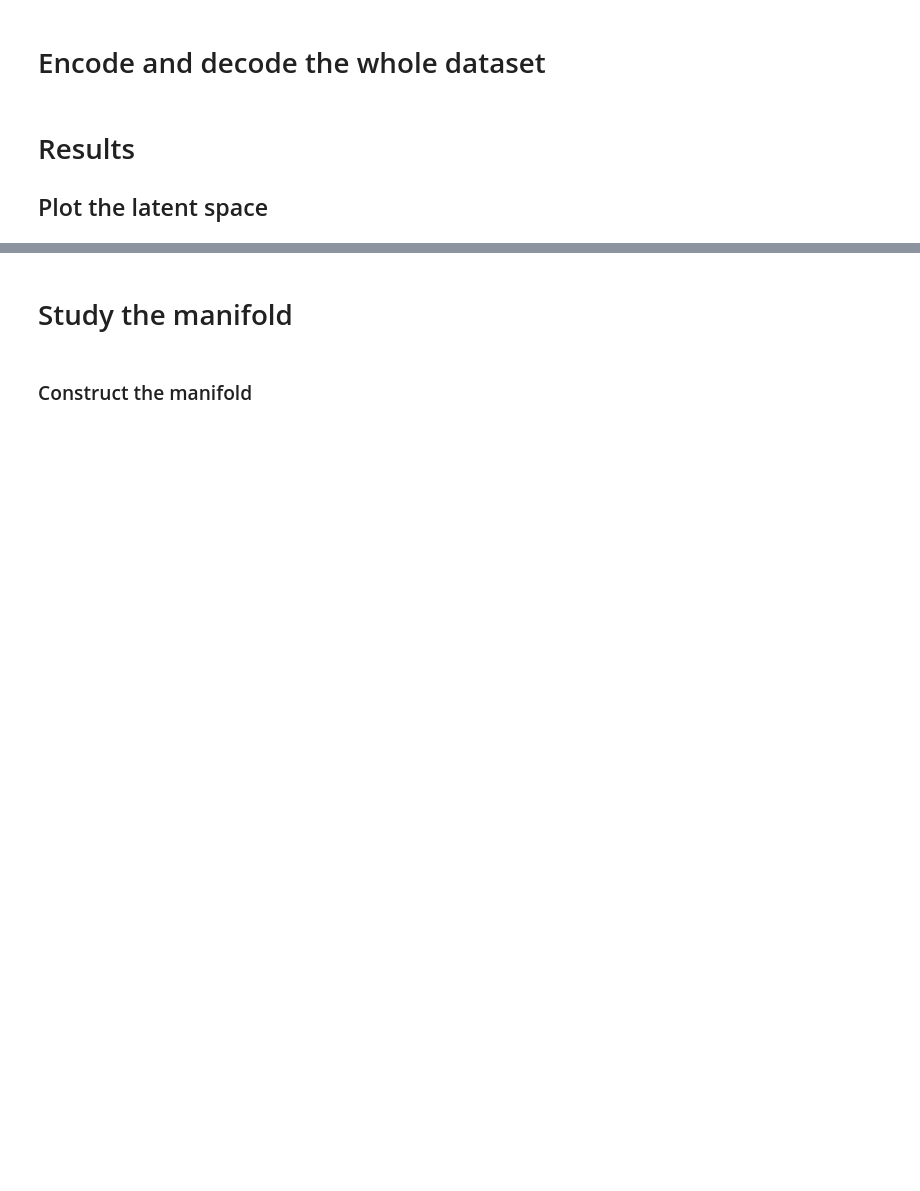
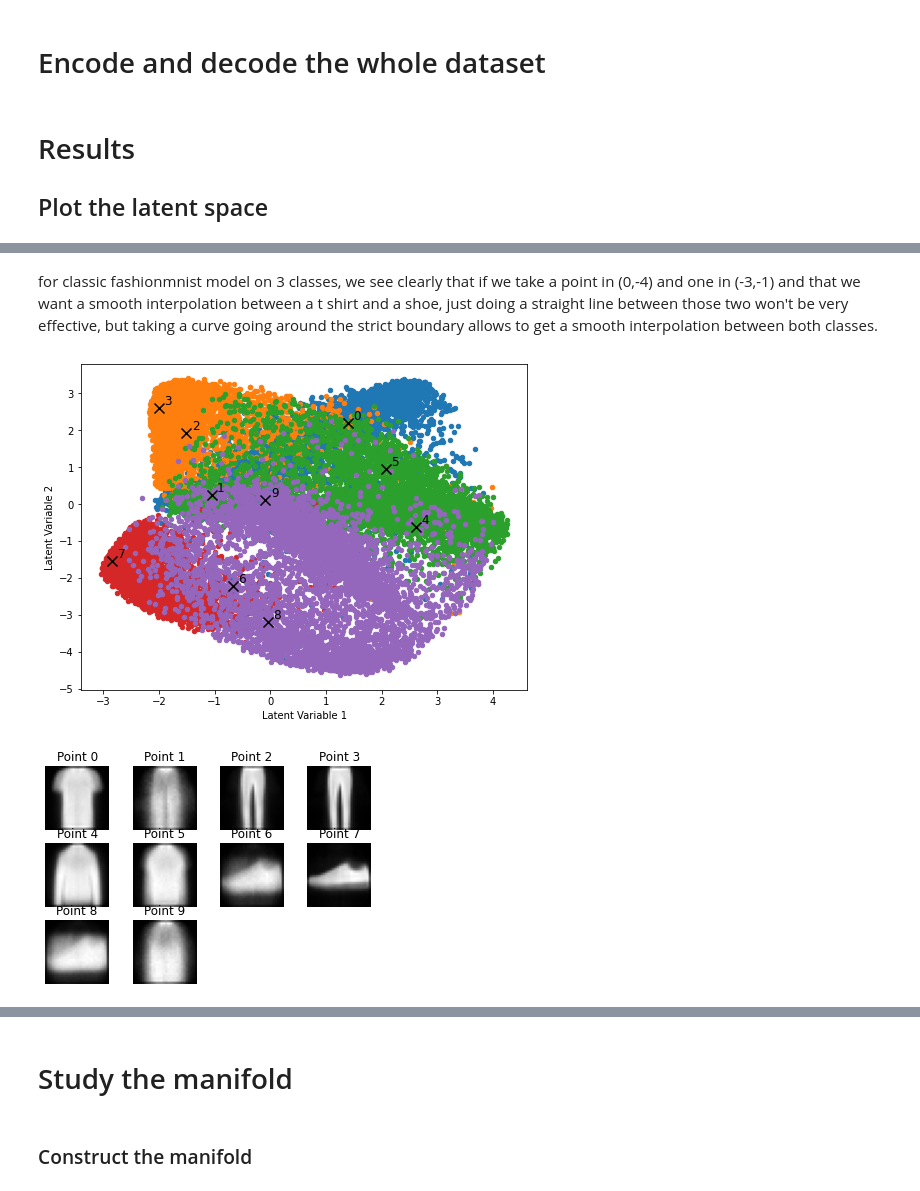
Before and after one commit to Clement-W/latent_space_oddity_MVA, a Jupyter notebook: VAERBF_result_fashionmnist.ipynb, the cells around one changed output, grey strips where cells are left out. Saved outputs shown, nothing was run; the diff lists cells and outputs as text; code cells hidden in the pictures; blank space fills up the shorter version.

```diff
--- a/VAERBF_result_fashionmnist.ipynb
+++ b/VAERBF_result_fashionmnist.ipynb
@@ -134,0 +162,38 @@ with torch.no_grad():
+# %% [markdown]
+for classic fashionmnist model on 3 classes, we see clearly that if we take a point in (0,-4) and one in (-3,-1) and that we want a smooth interpolation between a t shirt and a shoe, just doing a straight line between those two won't be very effective, but taking a curve going around the strict boundary allows to get a smooth interpolation between both classes.
+# %%
+# Set up the plot
+fig = plt.figure(figsize=(8, 6))
+
+ax = fig.add_subplot(111)  # 2D scatter plot
+highlited_points = []
+for label in np.unique(labels):
+    points = latent_means[labels == label]
+    ax.scatter(points[:, 0], points[:, 1], s=20, label=f'Label {label}')
+
+    # highlight two points
+    rand_index = np.random.randint(0,len(points),2)
+    highlited_points.append(torch.Tensor(points[rand_index[0]]).unsqueeze(0))
+    highlited_points.append(torch.Tensor(points[rand_index[1]]).unsqueeze(0))
+
+ax.set_xlabel('Latent Variable 1')
+ax.set_ylabel('Latent Variable 2')
+
+# add text and arrow above highlighted points
+for i,point in enumerate(highlited_points):
+    ax.scatter(point[0,0], point[0, 1], s=100, c='black', marker='x')
+    ax.text(point[0,0]+0.1, point[0,1]+0.1, str(i), fontsize=12,c='black')
+
+points_to_decode = torch.cat(highlited_points)
+with torch.no_grad():
+    decoded = model_VAE_RBF.VAE.decode(points_to_decode)[0]
+
+plt.figure()
+for i in range(len(points_to_decode)):
+    plt.subplot(3,4,i+1)
+    plt.imshow(decoded[i].reshape(28,28),cmap='gray')
+    plt.title(f'Point {i}')
+    plt.axis('off')
+# %% [output]
+[figure, added]
+[figure, added]
```
Also changed, not shown: parts of 10 cells of this notebook.
